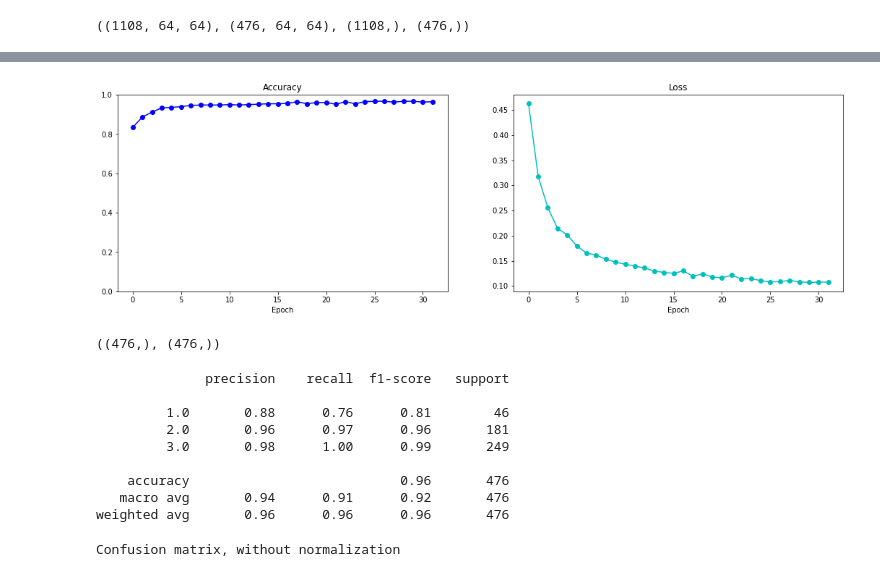
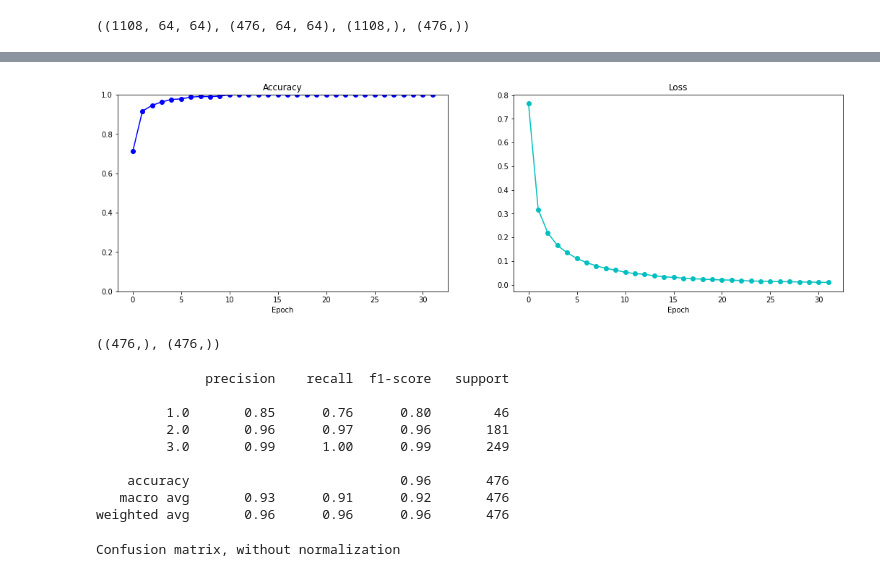
Before and after one commit to ggirlk/portf-draft, a Jupyter notebook: V0.ipynb, the cells around one changed output, grey strips where cells are left out. Drawn from its saved outputs; the diff is of its cells as text; code cells hidden in the pictures.

```diff
--- a/V0.ipynb
+++ b/V0.ipynb
@@ -211,7 +211,7 @@ q_model = Model()
 q_history = q_model.fit(
     X_train,
     y_train,
-    validation_data=(X_test, y_test),
+    #validation_data=(X_test, y_test),
     batch_size=16,
     epochs=32,
     verbose=2,
@@ -237,16 +237,16 @@ Epoch 32/32
 # %%
 fig, (ax1, ax2) = plt.subplots(1, 2, figsize=(18, 5))
-ax1.plot(q_history.history["val_accuracy"], "-ob")
+ax1.plot(q_history.history["accuracy"], "-ob")
 ax1.set_ylim([0, 1])
 ax1.set_title("Accuracy")
 ax1.set_xlabel("Epoch")
 
-ax2.plot(q_history.history["val_loss"], "-oc")
+ax2.plot(q_history.history["loss"], "-oc")
 ax2.set_title("Loss")
 ax2.set_xlabel("Epoch")
 plt.show()
 # %% [output]
-[figure, old version]
+[figure, new version]
 # %%
 yhat = q_model.predict(X_test)
 yhat = yhat.argmax(axis=1)
@@ -300,12 +300,12 @@ print(classification_report(y_test, yhat))
 # %% [output]
               precision    recall  f1-score   support
 
-         1.0       0.88      0.76      0.81        46
+         1.0       0.85      0.76      0.80        46
          2.0       0.96      0.97      0.96       181
-         3.0       0.98      1.00      0.99       249
+         3.0       0.99      1.00      0.99       249
 
     accuracy                           0.96       476
-   macro avg       0.94      0.91      0.92       476
+   macro avg       0.93      0.91      0.92       476
 weighted avg       0.96      0.96      0.96       476
 # %%
 # Plot non-normalized confusion matrix
```
Also changed, not shown: parts of 1 cell of this notebook.
